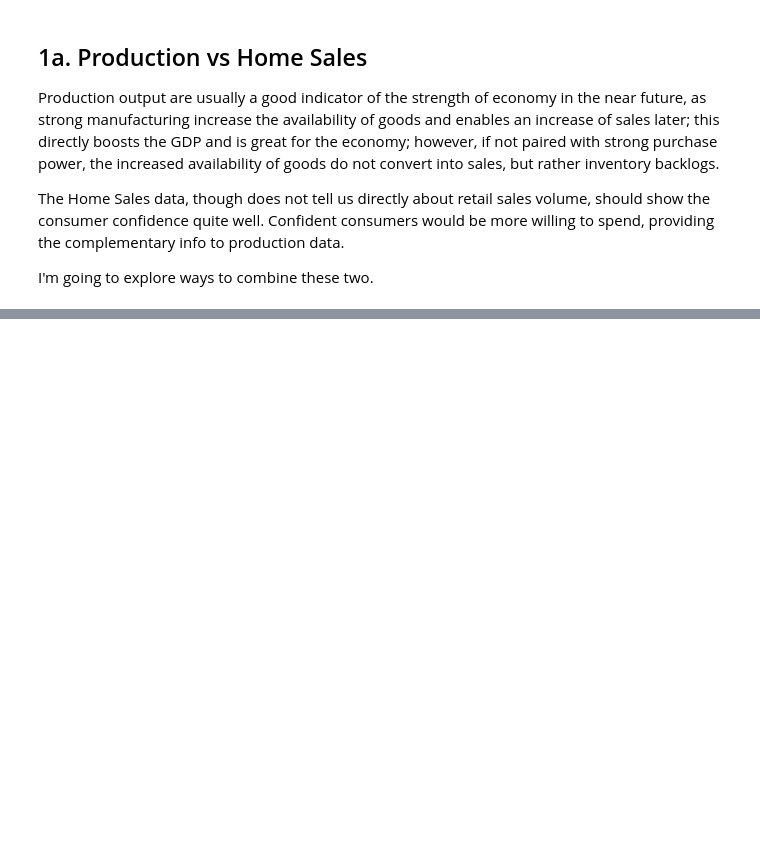
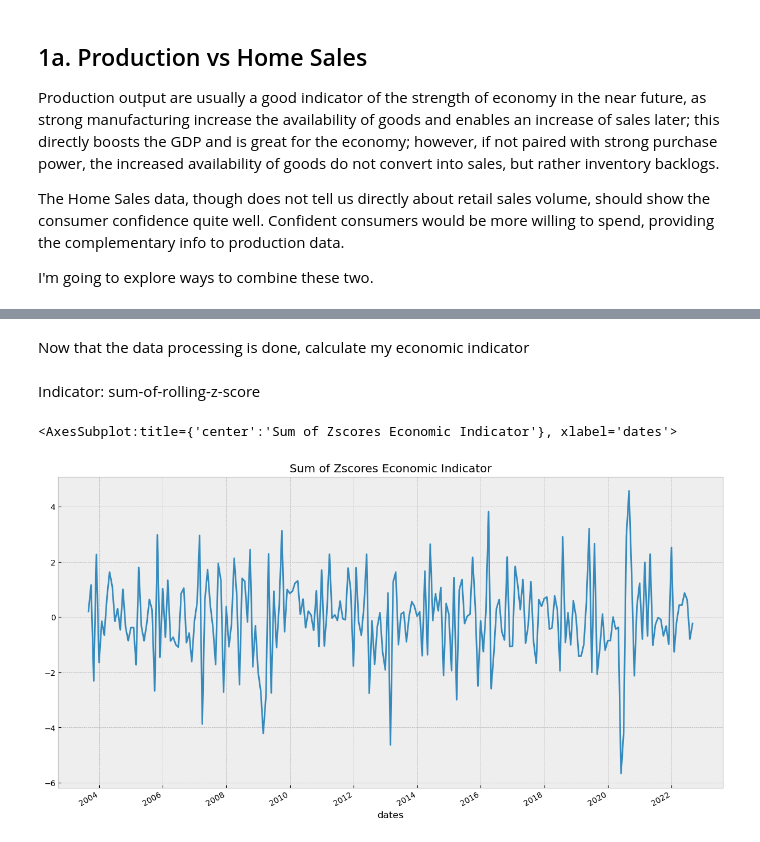
Before and after one commit to L-Dinosaur/trading_server, a Jupyter notebook: factor_research/OTPP Capital Markets Investment Analytics - Interview Project Notebook.ipynb, the cells around one changed output, grey strips where cells are left out. Cells and saved outputs as stored; diff of their text form; code cells hidden in the pictures; blank space fills up the shorter version.

Commit message:
Economic Indicator

```diff
--- a/factor_research/OTPP Capital Markets Investment Analytics - Interview Project Notebook.ipynb
+++ b/factor_research/OTPP Capital Markets Investment Analytics - Interview Project Notebook.ipynb
@@ -310,0 +313,3 @@ I'm going to explore ways to combine these two.
+# %%
+ca_production.index = ca_production.index + pd.offsets.MonthEnd(0)
+ca_home_sales_growth.index = ca_home_sales_growth.index + pd.offsets.MonthEnd(0)
@@ -310,0 +318,4 @@ I'm going to explore ways to combine these two.
+# %%
+ca_production_homesales = ca_production.to_frame().join(ca_home_sales_growth.to_frame(), how='inner', lsuffix='Production', rsuffix='HomeSales')
+ca_indicator = ca_production_homesales.rename({'actual_valueProduction': 'prod', 'actual_valueHomeSales': 'homesales'}, axis=1)
+ca_indicator
@@ -311,4 +337,22 @@ I'm going to explore ways to combine these two.
+# %% [markdown]
+Now that the data processing is done, calculate my economic indicator
 # %%
 # Push both data to month end to avoid lookahead bias
-# Try sum-of-rolling-z-score
-#     Evaluate effectiveness of this indicator to predict GDP
+window = 36 # 3 year rolling, to start, can tweak later
+ca_indicator['prod_mean'] = ca_indicator['prod'].rolling(36).mean()
+ca_indicator['prod_std'] = ca_indicator['prod'].rolling(36).std()
+
+ca_indicator['hs_mean'] = ca_indicator['homesales'].rolling(36).mean()
+ca_indicator['hs_std'] = ca_indicator['homesales'].rolling(36).std()
+
+ca_indicator['prod_z'] = (ca_indicator['prod'] - ca_indicator['prod_mean']) / ca_indicator['prod_std']
+ca_indicator['hs_z'] = (ca_indicator['homesales'] - ca_indicator['hs_mean']) / ca_indicator['hs_std']
+
+ca_indicator['indicator'] = ca_indicator['prod_z'] + ca_indicator['hs_z']
+# %% [markdown]
+Indicator: sum-of-rolling-z-score
+# %%
+ca_indicator['indicator'].plot(title="Sum of Zscores Economic Indicator")
+# %% [output]
+<AxesSubplot:title={'center':'Sum of Zscores Economic Indicator'}, xlabel='dates'>
+[figure, added]
```
Also changed, not shown: parts of 22 cells of this notebook, 1 other file.
